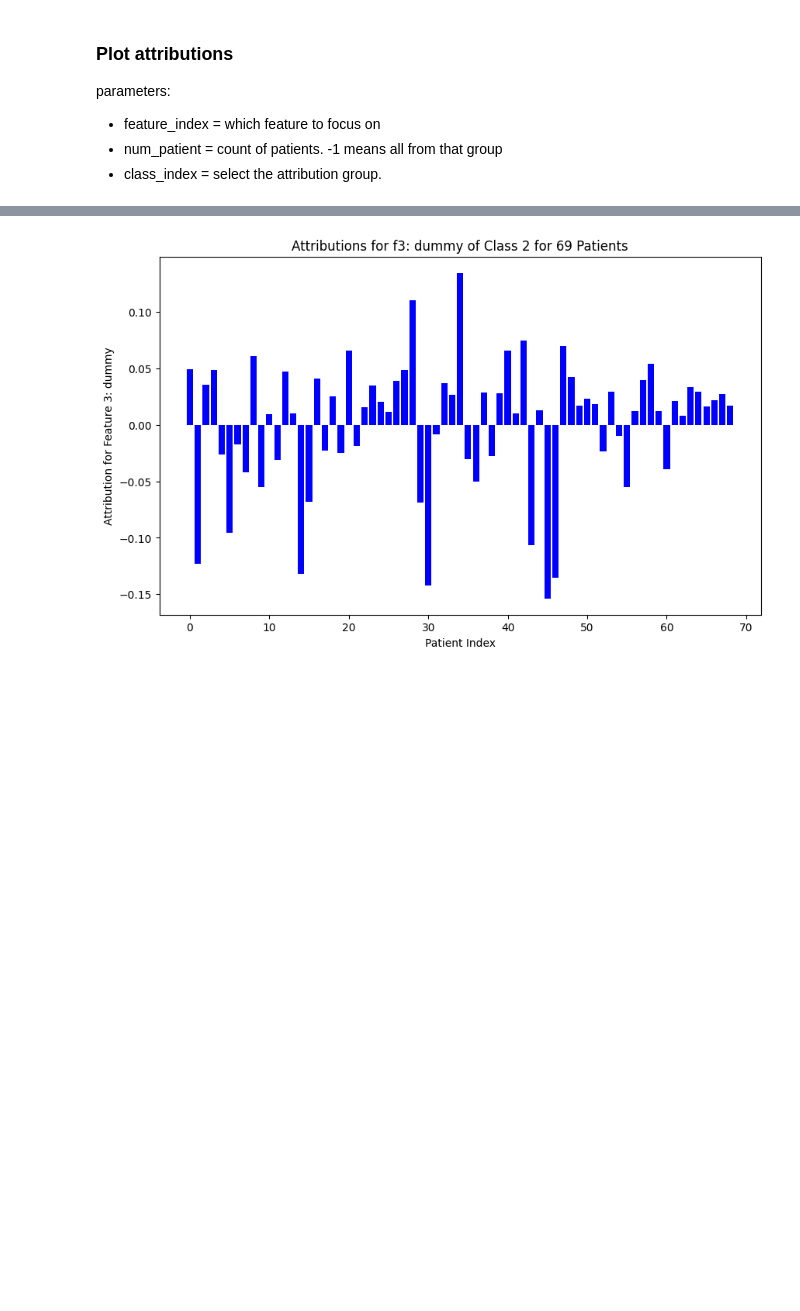
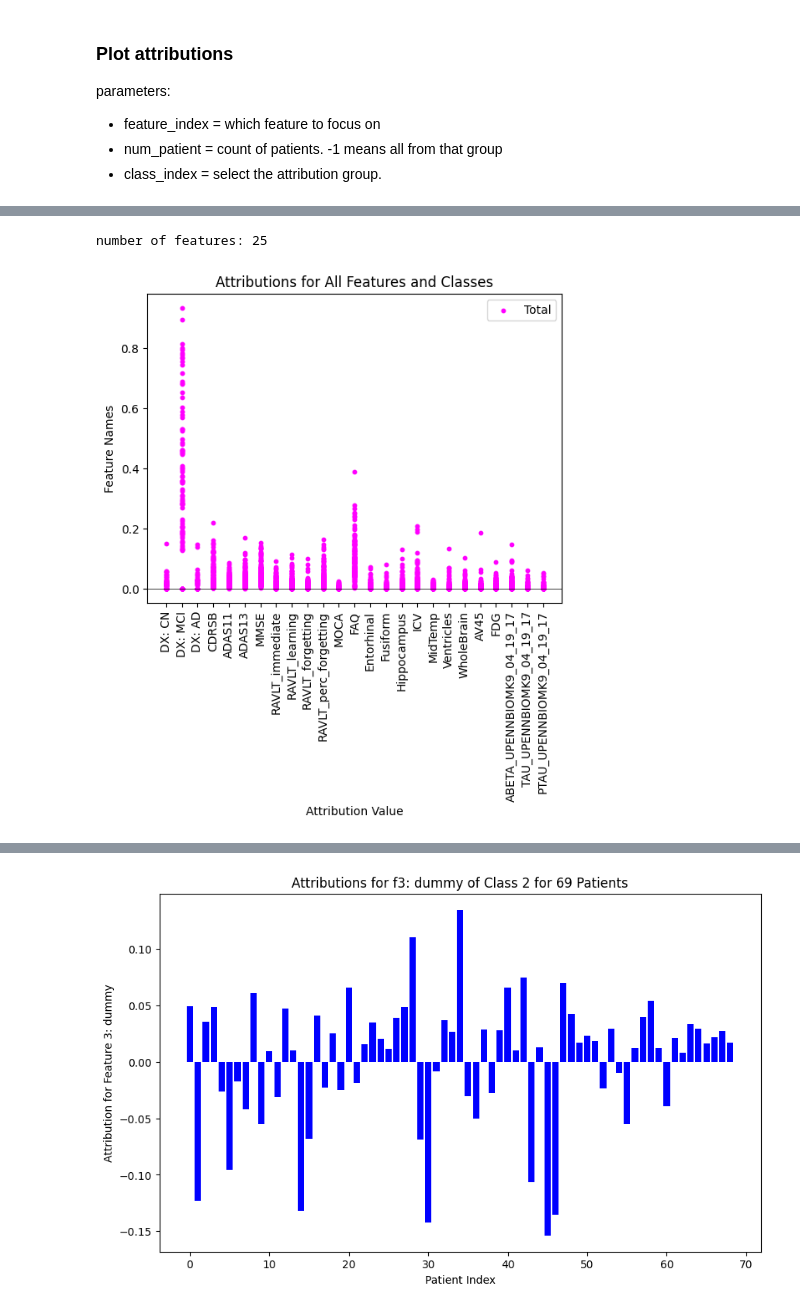
Before and after one commit to Osama00112/RNN-AD_python3, a Jupyter notebook: captum_2.ipynb, the cells around one changed output, grey strips where cells are left out. Drawn from its saved outputs; the diff is of its cells as text; code cells hidden in the pictures; blank space fills up the shorter version.

```diff
--- a/captum_2.ipynb
+++ b/captum_2.ipynb
@@ -461,0 +616,10 @@ plot_violin(divided_attributions, feature_names, colors, 0)
+# %%
+feature_names = misc.load_feature('data/features')
+dx_names = ['CN', 'MCI', 'AD']
+feature_names = ['DX: CN', 'DX: MCI', 'DX: AD'] + feature_names
+
+colors = ['blue', 'red', 'green']
+plot_violin(divided_attributions, feature_names, colors, -2)
+# %% [output]
+number of features: 25
+[figure, added]
```
Also changed, not shown: parts of 8 cells of this notebook, 15 other files.
